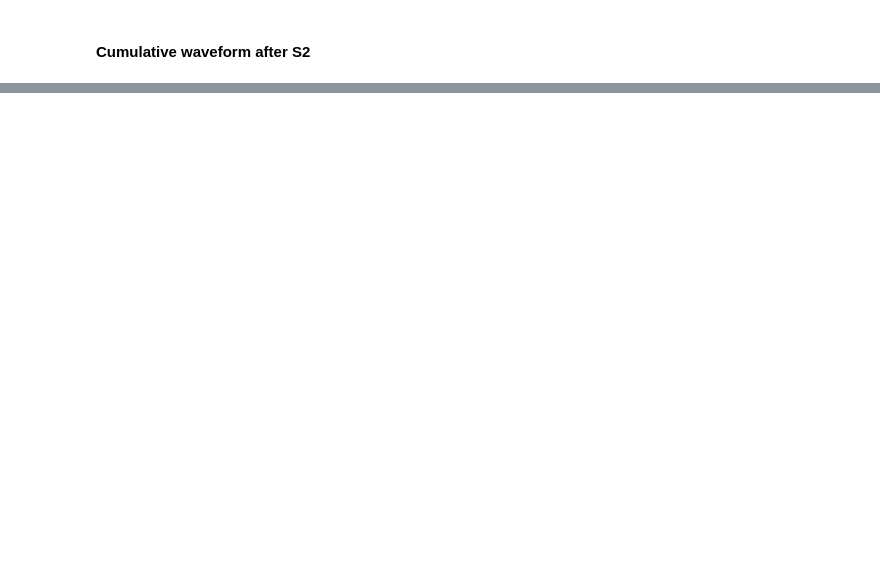
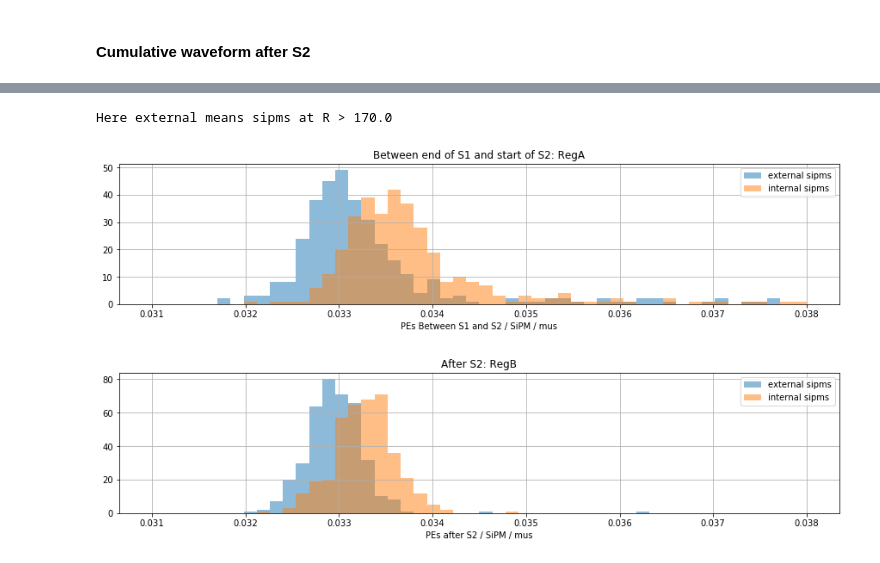
Before and after one commit to abotas/ICARO, a Jupyter notebook: icaro/Kryptonite/SiPMShowers.ipynb, the cells around one changed output, grey strips where cells are left out. Cells and saved outputs as stored; diff of their text form; code cells hidden in the pictures; blank space fills up the shorter version.

Commit message:
fix internal and external sipms computation

```diff
--- a/icaro/Kryptonite/SiPMShowers.ipynb
+++ b/icaro/Kryptonite/SiPMShowers.ipynb
@@ -170,14 +170,23 @@ for subrun in RWF_files:
         epm.find_s2si()
 
         # Find A and B regions (ns)
-        tbuf   = 150 * units.ns
+        tbuf   = 1 * units.mus
         Atimes = np.array([epm.S1[0][0][-1] + tbuf, epm.S2[0][0][0] - tbuf], dtype=np.float32)
-        Ai     = np.array(np.ceil(Atimes / units.mus), dtype=np.int32)
+        Btimes = np.array([epm.S2[0][0][-1] + tbuf, 1300000         - tbuf], dtype=np.float32)
+        Ai     = np.array(np.ceil(Atimes / units.mus), dtype=np.int32) # indices of sipm wvfm (same as time in mus)
+        Bi     = np.array(np.ceil(Btimes / units.mus), dtype=np.int32)
         regA   = epm.sipm[:, Ai[0]: Ai[1]+1]
+        regB   = epm.sipm[:, Bi[0]: Bi[1]+1]
 
-        Btimes = np.array([epm.S2[0][0][-1] + tbuf, 1300000         - tbuf], dtype=np.float32)
-        Bi     = np.array(np.ceil(Btimes / units.mus), dtype=np.int32)
+        # Get cumulative waveform of PMTs (a kind of positive control)
+        Ai_pmt = np.array(Ai * units.mus / 25.0 * units.ns, dtype=np.int32)
+        Bi_pmt = np.array(Bi * units.mus / 25.0 * units.ns, dtype=np.int32)
+        regA   = epm.sipm[:, Ai[0]: Ai[1]+1]
         regB   = epm.sipm[:, Bi[0]: Bi[1]+1]
+
+
+
+
 
         # Add A and B regions to Aswf and Bswf
         Aswf[:, :regA.shape[1]] += regA
@@ -211,10 +220,10 @@ Bpes =np.array(Bpes)
 Bspes=np.array(Bspes)
 Bfpes=np.array(Bfpes)
 Bt   =np.array(Bt)
-Aext_pes = np.array(Aext_pes) / float(len(ext_sipms))
-Aint_pes = np.array(Aint_pes) / (1792 - float(len(ext_sipms)))
-Bext_pes = np.array(Bext_pes) / float(len(ext_sipms))
-Bint_pes = np.array(Bint_pes) / (1792 - float(len(ext_sipms)))
+Aext_pes = np.array(Aext_pes) #/ float(len(ext_sipms))
+Aint_pes = np.array(Aint_pes) #/ (1792 - float(len(ext_sipms)))
+Bext_pes = np.array(Bext_pes) #/ float(len(ext_sipms))
+Bint_pes = np.array(Bint_pes) #/ (1792 - float(len(ext_sipms)))
 # %% [output]
             Number of events in file = 168
             Number of PMTs = 12
@@ -269,28 +298,32 @@ plt.show()
 # %%
 print('Here external means sipms at R >', ext_t)
 binmin = min((Aint_pes[nza] / At[nza]).min(), (Aext_pes[nza] / At[nza]).min())
 binmax = max((Aint_pes[nza] / At[nza]).max(), (Aext_pes[nza] / At[nza]).max())
-#binmax = 0.6
+binmin, binmax = (0.031, 0.038)
 normed=False
 plt.figure(figsize=(15,3))
 plt.hist(Aext_pes[nza] / At[nza], bins=50, normed=normed, range=(binmin, binmax), alpha=.5, label='external sipms')
 plt.hist(Aint_pes[nza] / At[nza], bins=50, normed=normed, range=(binmin, binmax), alpha=.5, label='internal sipms')
 plt.grid(True)
-plt.title('Time between end of S1 and start of S2: RegA')
+plt.title('Between end of S1 and start of S2: RegA')
 plt.xlabel('PEs Between S1 and S2 / SiPM / mus')
 plt.legend()
 plt.show()
 
-binmin = min((Bext_pes / Bt).min(), (Bint_pes / Bt).min())
-binmax = max((Bext_pes / Bt).max(), (Bint_pes / Bt).max())
+#binmin = min((Bext_pes / Bt).min(), (Bint_pes / Bt).min())
+#binmax = max((Bext_pes / Bt).max(), (Bint_pes / Bt).max())
 normed=False
 plt.figure(figsize=(15,3))
 plt.hist(Bext_pes / Bt, bins=50, normed=normed, range=(binmin, binmax), alpha=.5, label='external sipms')
 plt.hist(Bint_pes / Bt, bins=50, normed=normed, range=(binmin, binmax), alpha=.5, label='internal sipms')
 plt.grid(True)
-plt.title('Time after S2: RegB')
+plt.title('After S2: RegB')
 plt.xlabel('PEs after S2 / SiPM / mus')
 plt.legend()
 plt.show()
+# %% [output]
+Here external means sipms at R > 170.0
+[figure, added]
+[figure, added]
 # %%
 print(Bext_pes.shape, Bint_pes.shape)
```
Also changed, not shown: parts of 6 cells of this notebook.
